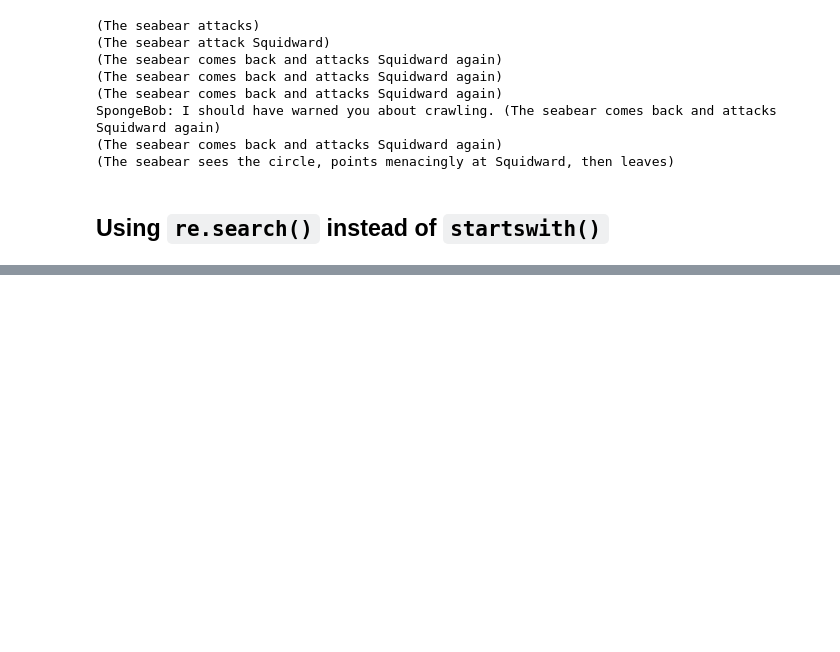
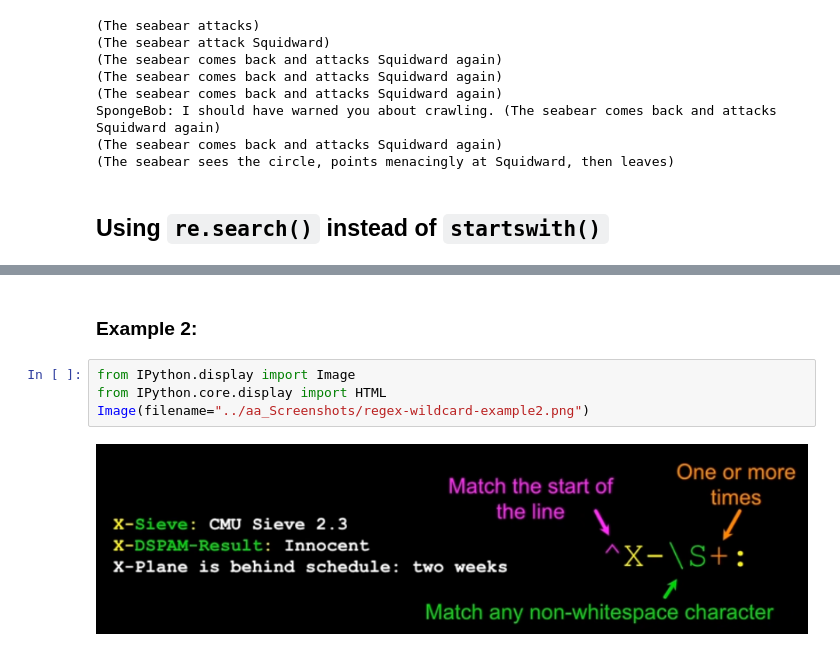
Before and after one commit to priscilla-arinze/PythonReview, a Jupyter notebook: xSyntaxReview_RegularExpressions/Regular Expressions (Regex).ipynb, the cells around one changed output, grey strips where cells are left out. Saved outputs shown, nothing was run; the diff lists cells and outputs as text; blank space fills up the shorter version.

```diff
--- a/xSyntaxReview_RegularExpressions/Regular Expressions (Regex).ipynb
+++ b/xSyntaxReview_RegularExpressions/Regular Expressions (Regex).ipynb
@@ -59,0 +148,8 @@ SpongeBob: I should have warned you about crawling. (The seabear comes back and
+# %% [markdown]
+### Example 2:
+# %%
+from IPython.display import Image
+from IPython.core.display import HTML
+Image(filename="../aa_Screenshots/regex-wildcard-example2.png")
+# %% [output]
+[figure, added]
```
Also changed, not shown: parts of 46 cells of this notebook, 7 other files.
